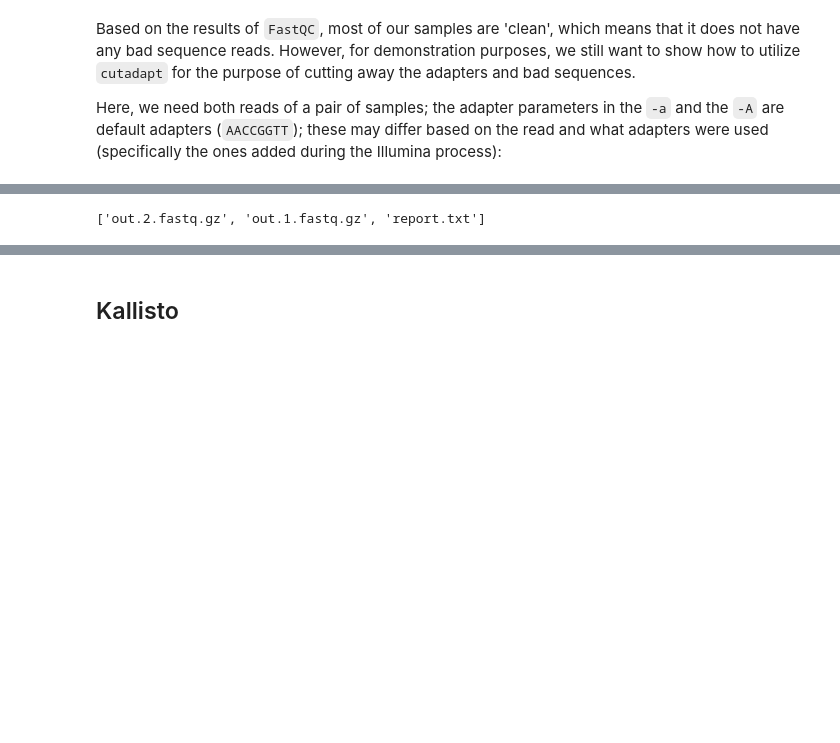
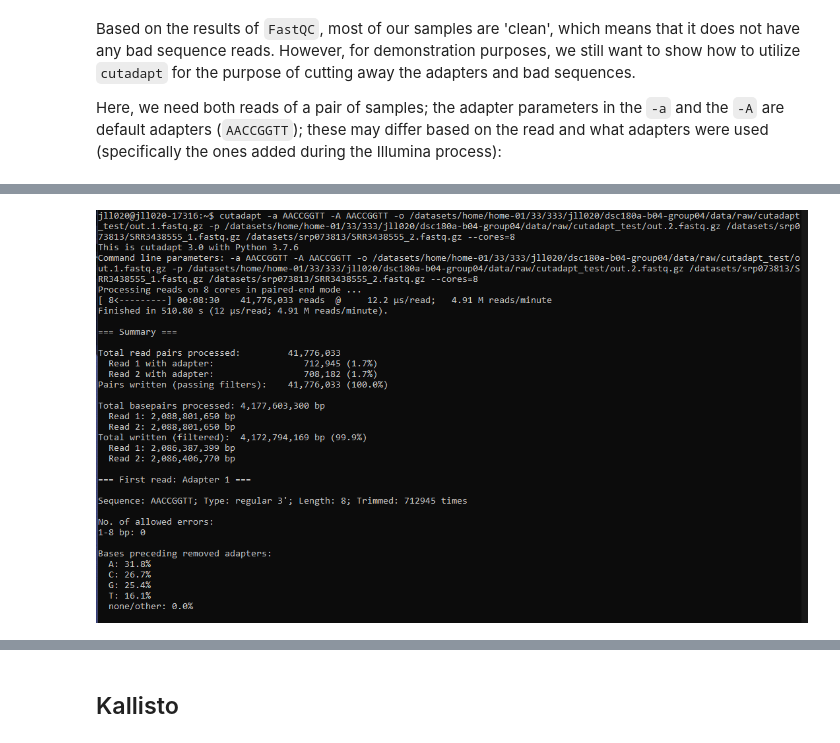
Before and after one commit to justinlu09/DSC180A-Genetics-Project, a Jupyter notebook: notebooks/report.ipynb, the cells around one changed output, grey strips where cells are left out. Saved outputs shown, nothing was run; the diff lists cells and outputs as text; code cells hidden in the pictures; blank space fills up the shorter version.

```diff
--- a/notebooks/report.ipynb
+++ b/notebooks/report.ipynb
@@ -156,4 +136,4 @@ Pairs written (passing filters):    41,776,033 (100.0%)
 # %%
-os.listdir('/datasets/home/home-01/33/333/jll020/dsc180a-b04-group04/data/raw/cutadapt_test')
+Image(filename="/datasets/home/home-01/33/333/jll020/dsc180a-b04-group04/images/CutadaptSample.png")
 # %% [output]
-['out.2.fastq.gz', 'out.1.fastq.gz', 'report.txt']
+[figure, added]
```
Also changed, not shown: parts of 6 cells of this notebook, 5 other files.
